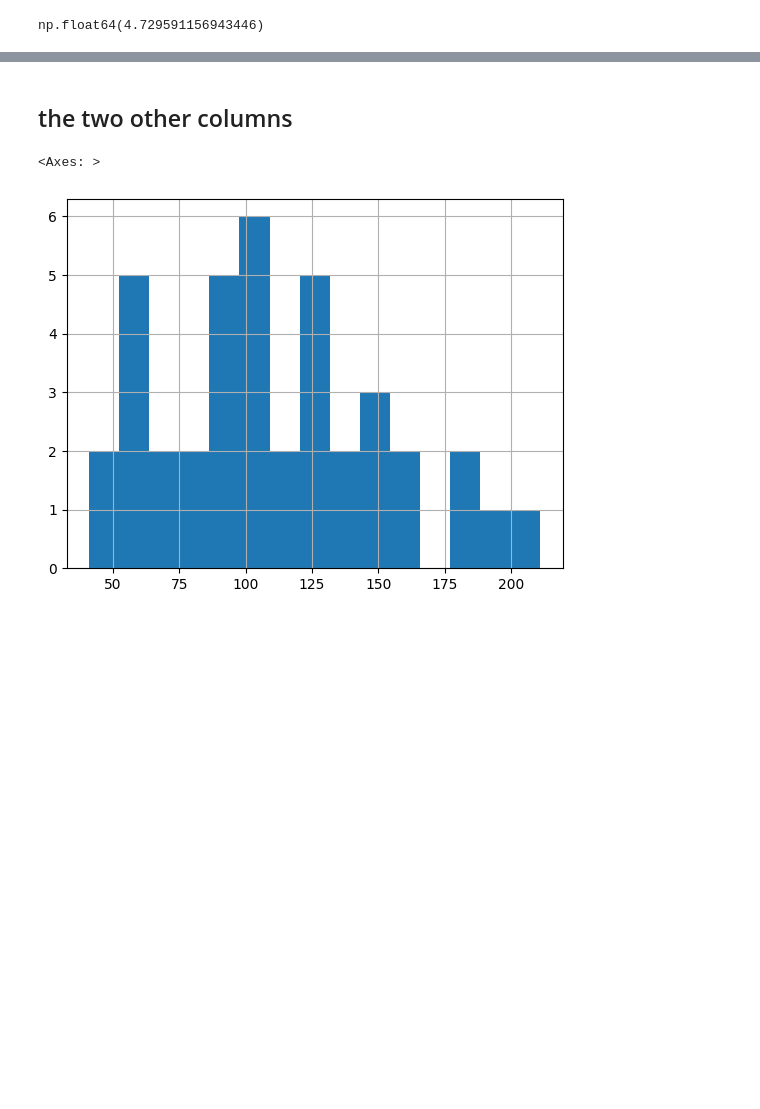
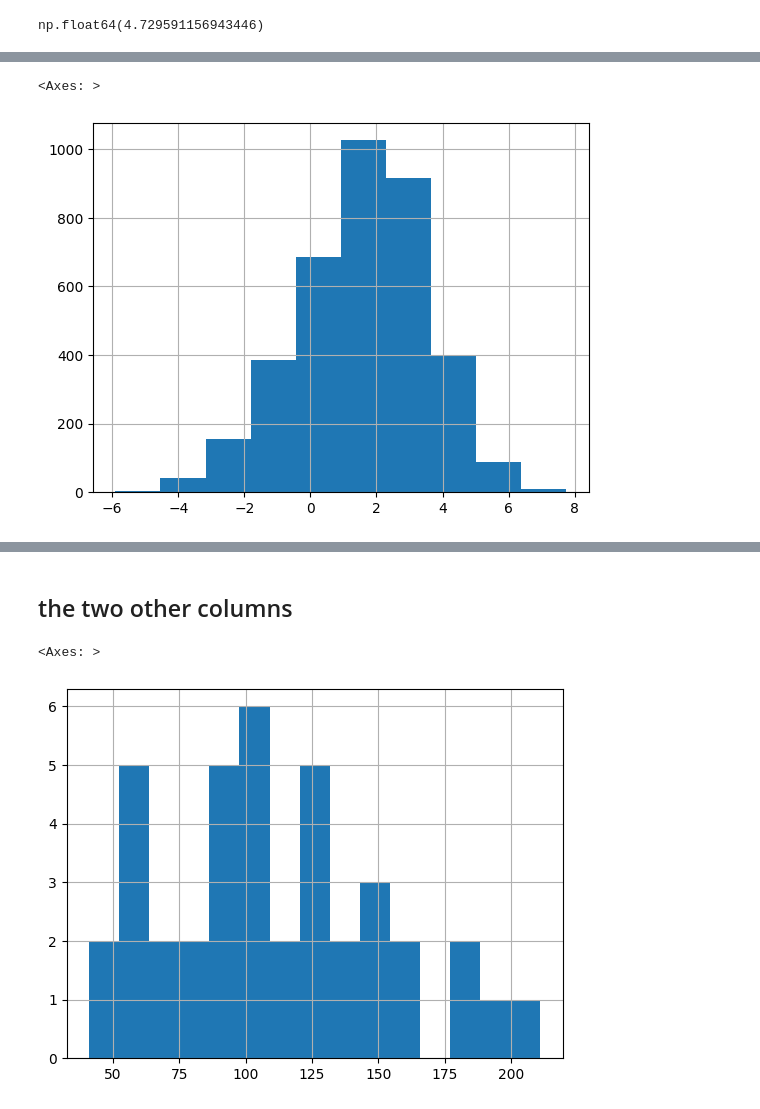
Before and after one commit to romimagshimim-cmyk/RomiRotem, a Jupyter notebook: full_project/code/prepares.ipynb, the cells around one changed output, grey strips where cells are left out. Cells and saved outputs as stored; diff of their text form; code cells hidden in the pictures; blank space fills up the shorter version.

```diff
--- a/full_project/code/prepares.ipynb
+++ b/full_project/code/prepares.ipynb
@@ -247,7 +265,6 @@ sdf['quality'].hist(bins = 40)
 def opp_scores(team_num, game_key):
     scores = []
     opps = df.loc[(df['key'] == game_key) & (df['alliance'] != df.loc[(df['key'] == game_key) & (df['team_number'] == team_num), 'alliance'].iloc[0])]
-    # display(opps)
     for index, team in opps.iterrows():
         coralsWithDefense = team['teleopCoralCount']
         coralsWithoutDefense = (sdf.at[team['team_number'], 'teleopReef_tba_botRowCount'] +
@@ -256,6 +273,8 @@ def opp_scores(team_num, game_key):
                                 sdf.at[team['team_number'], 'teleopReef_trough'])
 
         scores.append(coralsWithoutDefense - coralsWithDefense)
+    if scores == []:
+        scores = [0]
     return sum(scores)/len(scores)
 # %%
 #the average score of all opponents of team
@@ -304,3 +320,6 @@ np.float64(3.3896184795960163)
 opp_team_games('frc1580')
 # %% [output]
 np.float64(4.729591156943446)
+# %%
+for team in sdf.index:
+    sdf.at[team,'defense'] = float(opp_team_games(team))
@@ -306,0 +342,5 @@ np.float64(4.729591156943446)
+# %%
+sdf['defense'].hist()
+# %% [output]
+<Axes: >
+[figure, added]
```
Also changed, not shown: parts of 25 cells of this notebook, 1 other file.
